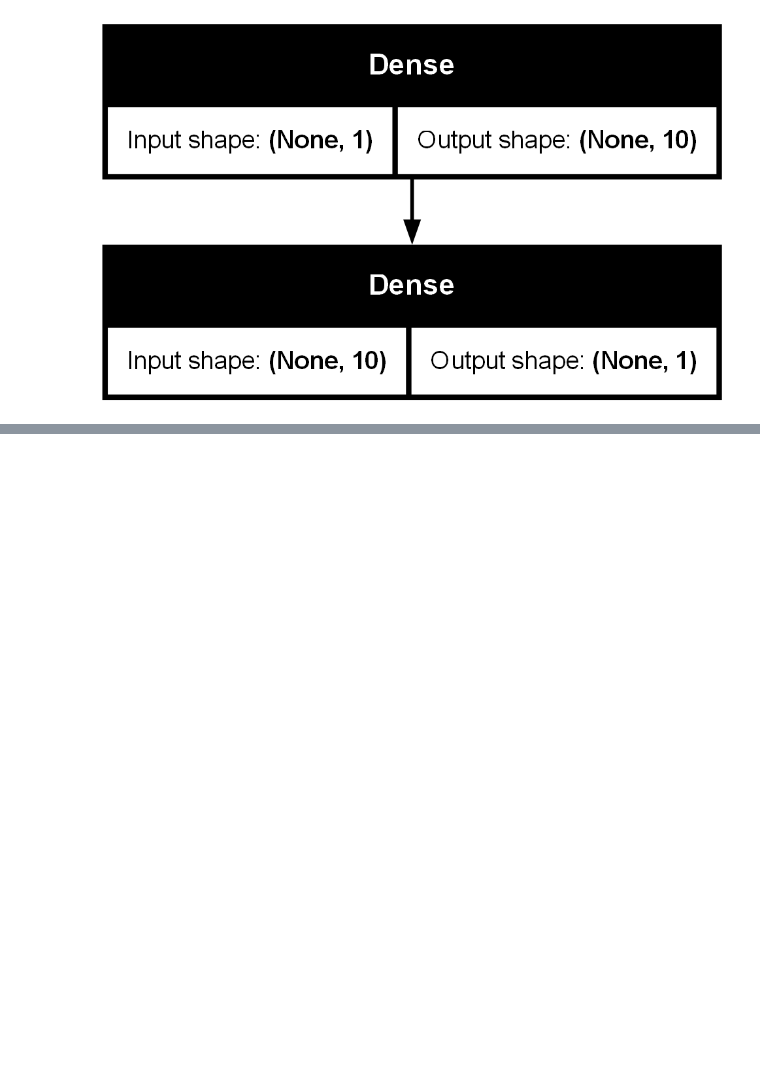
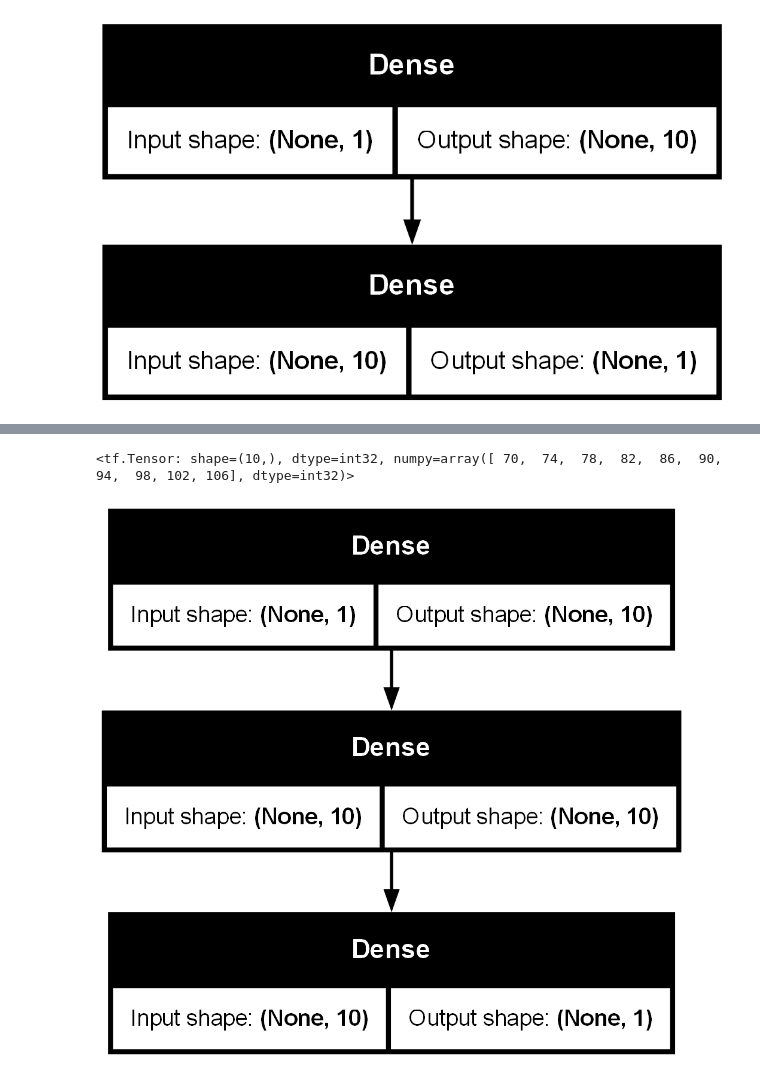
Before and after one commit to MERT-CKR/ZTM-Tensorflow-Course, a Jupyter notebook: 01 Neural network regression with TensorFlow/neural_network_regression.ipynb, the cells around one changed output, grey strips where cells are left out. Cells and saved outputs as stored; diff of their text form; code cells hidden in the pictures; blank space fills up the shorter version.

```diff
--- a/01 Neural network regression with TensorFlow/neural_network_regression.ipynb
+++ b/01 Neural network regression with TensorFlow/neural_network_regression.ipynb
@@ -422,0 +491,13 @@ plot_model(model=model, show_shapes=True)
+# %%
+# let's create a better model
+
+model = tf.keras.Sequential([
+    tf.keras.layers.Dense(10, activation="relu", name = "hidden_layer1"),
+    tf.keras.layers.Dense(10, activation="relu", name = "hidden_layer2"),
+    tf.keras.layers.Dense(1, name = "output_model")
+])
+
+
+model.compile(loss = tf.keras.losses.mae,
+              optimizer = tf.keras.optimizers.Adam(),
+              metrics = ["mae"])
@@ -422,0 +520,2 @@ plot_model(model=model, show_shapes=True)
+# %%
+model.fit(tf.expand_dims(X_train, axis=-1), y_train, epochs=100)
@@ -422,0 +556,8 @@ plot_model(model=model, show_shapes=True)
+# %%
+y_test
+# %% [output]
+<tf.Tensor: shape=(10,), dtype=int32, numpy=array([ 70,  74,  78,  82,  86,  90,  94,  98, 102, 106], dtype=int32)>
+# %%
+plot_model(model, show_shapes=1)
+# %% [output]
+[figure, added]
```
Also changed, not shown: parts of 20 cells of this notebook.
